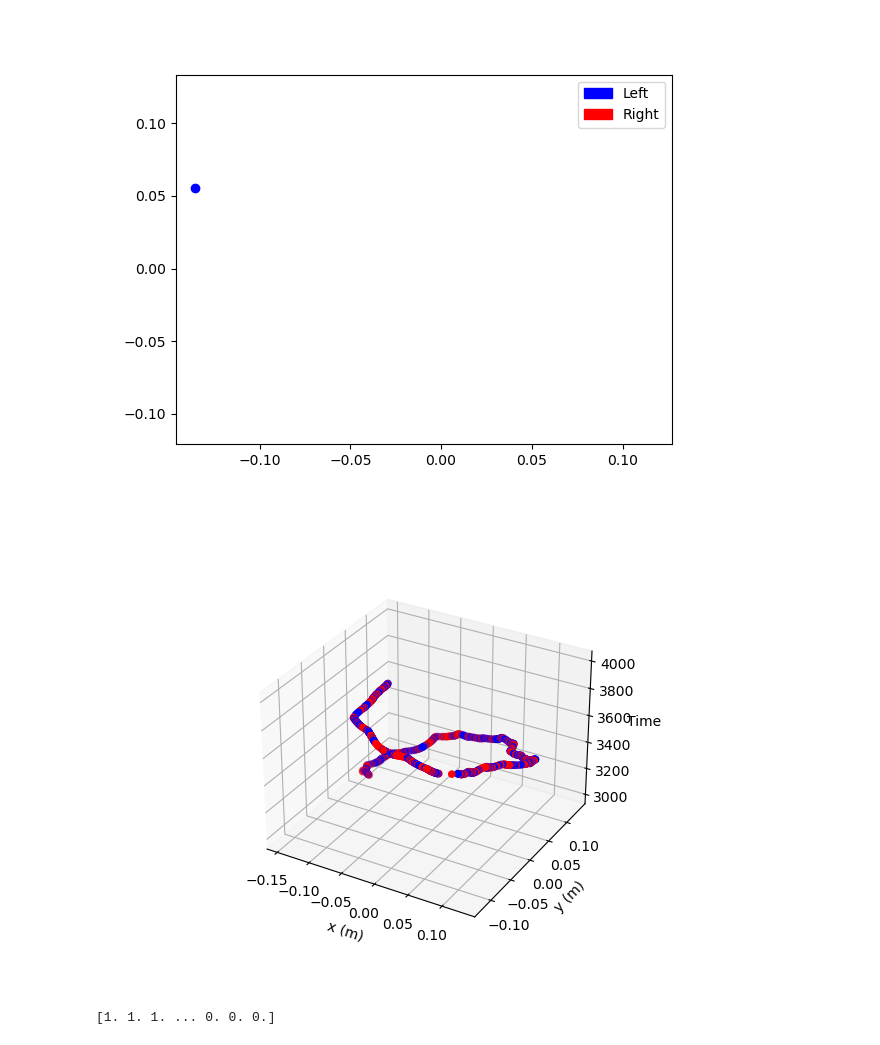
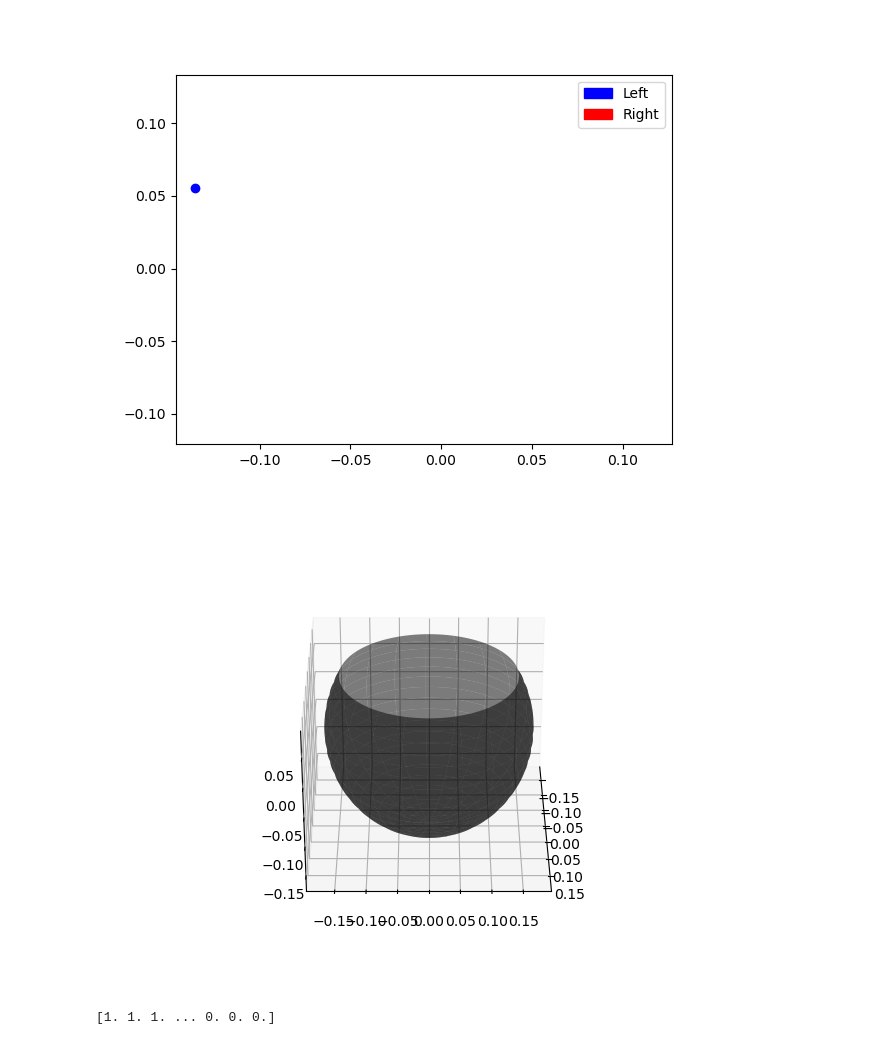
Before and after one commit to kajalkumarii/Bias, a Jupyter notebook: tun_bias_single.ipynb, the cells around one changed output. Cells and saved outputs as stored; diff of their text form; code cells hidden in the pictures.

Commit message:
updates turns

```diff
--- a/tun_bias_single.ipynb
+++ b/tun_bias_single.ipynb
@@ -342,21 +342,52 @@ ani = animation.FuncAnimation(fig, animate, frames=len(x), interval=200, blit=Tr
 plt.show()
 # %% [output]
 [figure]
-# %%
-from mpl_toolkits.mplot3d import Axes3D
-
-fig = plt.figure()
-ax = fig.add_subplot(111, projection='3d')
-
-time = np.arange(3000, 4000)  # replace this with your actual time array
-
-ax.scatter(ddf.fishx[3000:4000], ddf.fishy[3000:4000], time, c=turns[3000:4000], cmap='bwr')
-ax.set_xlabel('x (m)')
-ax.set_ylabel('y (m)')
-ax.set_zlabel('Time')
-plt.show()
-# %% [output]
-[figure, removed]
+# %%
+import numpy as np
+import matplotlib.pyplot as plt
+import matplotlib.animation as animation
+from mpl_toolkits.mplot3d import Axes3D
+
+# Define the bowl shape
+r = 0.17  # radius in meters
+h = 0.09  # height in meters (from the center of the sphere to the top of the bowl)
+phi = np.linspace(0, 2.*np.pi, 100)
+
+# Solve for theta_min
+theta_min = np.arccos(h / r)
+theta = np.linspace(theta_min, np.pi, 100)  # from theta_min to π for the smaller top hemisphere part
+phi, theta = np.meshgrid(phi, theta)
+
+# Convert to cartesian coordinates
+x = r * np.sin(theta) * np.cos(phi)
+y = r * np.sin(theta) * np.sin(phi)
+z = r * np.cos(theta)  # z-coordinate for a hemisphere
+
+fig = plt.figure()
+ax = fig.add_subplot(111, projection='3d')
+
+ax.plot_surface(x, y, z, rstride=5, cstride=5, color='k', alpha=0.5)  # plot the bowl
+
+# Set initial view angle
+ax.view_init(30, 0)
+
+# Get fish data
+fish_x = ddf.fishx[3000:4000].reset_index(drop=True)
+fish_y = ddf.fishy[3000:4000].reset_index(drop=True)
+fish_t = np.arange(3000, 4000)  # replace this with your actual time array
+
+# Animation update function
+def update_graph(num):
+    data = np.stack((fish_x[:num], fish_y[:num], fish_t[:num])).T
+    scat = ax.scatter(data[:, 0], data[:, 1], data[:, 2], c=turns[3000:3000+num], cmap='bwr')
+    return scat,
+
+# Create animation
+ani = animation.FuncAnimation(fig, update_graph, frames=len(fish_x), interval=200, blit=False)
+
+plt.show()
+# %% [output]
+[figure, added]
 # %%
 #  replace all -1 with 0 in turns
 turns[turns == -1] = 0
```
Also changed, not shown: parts of 2 cells of this notebook, 3 other files.
